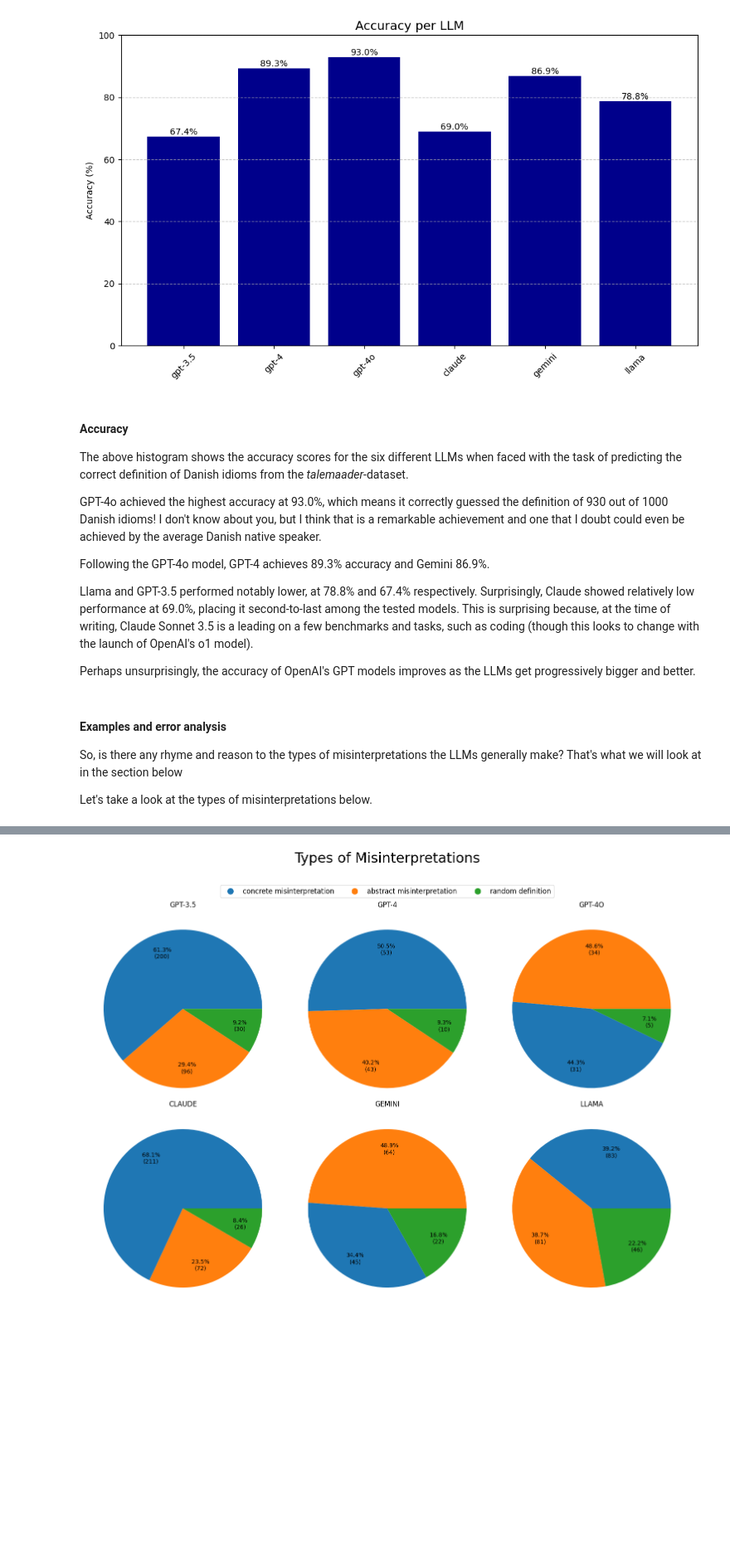
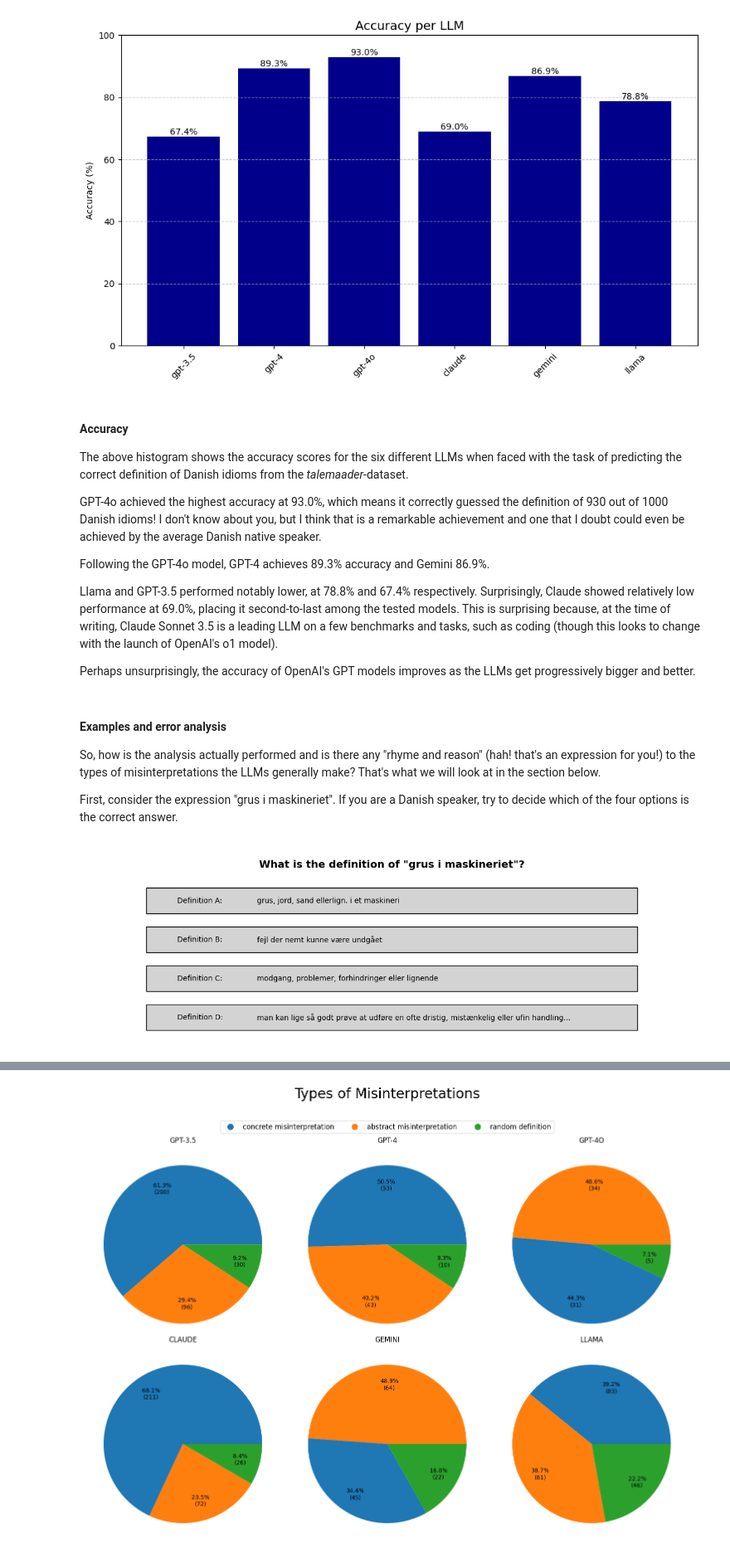
Before and after one commit to segiITU/evaluating_llm_danish_expressions, a Jupyter notebook: notebooks/walkthrough_project_findings.ipynb, the cells around one changed output, grey strips where cells are left out. Shown at 83% size. Cells and saved outputs as stored; diff of their text form; code cells hidden in the pictures; blank space fills up the shorter version.

```diff
--- a/notebooks/walkthrough_project_findings.ipynb
+++ b/notebooks/walkthrough_project_findings.ipynb
@@ -61,11 +61,41 @@ GPT-4o achieved the highest accuracy at 93.0%, which means it correctly guessed
 
 Following the GPT-4o model, GPT-4 achieves 89.3% accuracy and Gemini 86.9%.
 
-Llama and GPT-3.5 performed notably lower, at 78.8% and 67.4% respectively. Surprisingly, Claude showed relatively low performance at 69.0%, placing it second-to-last among the tested models. This is surprising because, at the time of writing, Claude Sonnet 3.5 is a leading on a few benchmarks and tasks, such as coding (though this looks to change with the launch of OpenAI's o1 model).
+Llama and GPT-3.5 performed notably lower, at 78.8% and 67.4% respectively. Surprisingly, Claude showed relatively low performance at 69.0%, placing it second-to-last among the tested models. This is surprising because, at the time of writing, Claude Sonnet 3.5 is a leading LLM on a few benchmarks and tasks, such as coding (though this looks to change with the launch of OpenAI's o1 model).
 
 Perhaps unsurprisingly, the accuracy of OpenAI's GPT models improves as the LLMs get progressively bigger and better.
 # %% [markdown]
 #### Examples and error analysis
-So, is there any rhyme and reason to the types of misinterpretations the LLMs generally make? That's what we will look at in the section below
+So, how is the analysis actually performed and is there any "rhyme and reason" (hah! that's an expression for you!) to the types of misinterpretations the LLMs generally make? That's what we will look at in the section below.
 
-Let's take a look at the types of misinterpretations below.
+First, consider the expression "grus i maskineriet". If you are a Danish speaker, try to decide which of the four options is the correct answer.
+# %%
+import matplotlib.pyplot as plt
+import matplotlib.patches as patches
+
+fig, ax = plt.subplots(figsize=(12, 4))
+ax.set_xlim(0, 10)
+ax.set_ylim(0, 6)
+
+plt.text(5, 5.5, 'What is the definition of "grus i maskineriet"?', ha='center', va='center', fontsize=14, fontweight='bold')
+
+options = {
+   'A': 'grus, jord, sand ellerlign. i et maskineri',
+   'B': 'fejl der nemt kunne være undgået',
+   'C': 'modgang, problemer, forhindringer eller lignende',
+   'D': 'man kan lige så godt prøve at udføre en ofte dristig, mistænkelig eller ufin handling...'
+}
+
+y_pos = 4
+for key, text in options.items():
+   rect = patches.Rectangle((1, y_pos), 8, 0.8, facecolor='lightgray', edgecolor='black')
+   ax.add_patch(rect)
+   plt.text(1.5, y_pos+0.4, f'Definition {key}:', va='center')
+   plt.text(2.8, y_pos+0.4, text, va='center', wrap=True)
+   y_pos -= 1.2
+
+ax.axis('off')
+plt.tight_layout()
+plt.show()
+# %% [output]
+[figure, added]
```
Also changed, not shown: parts of 7 cells of this notebook.
